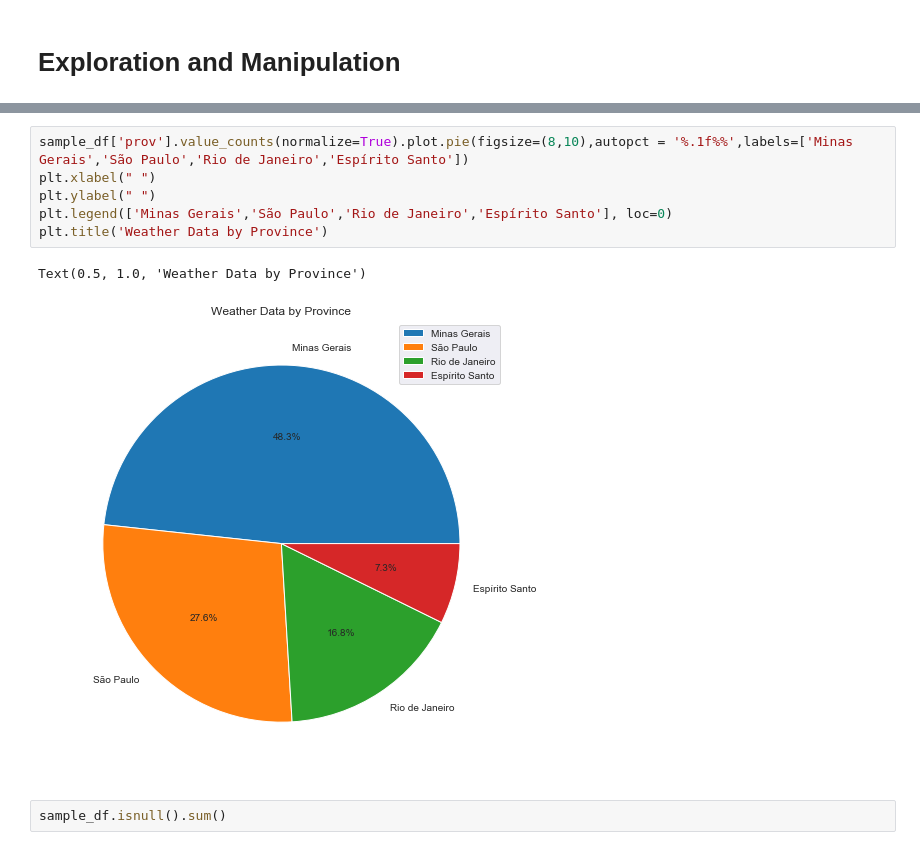
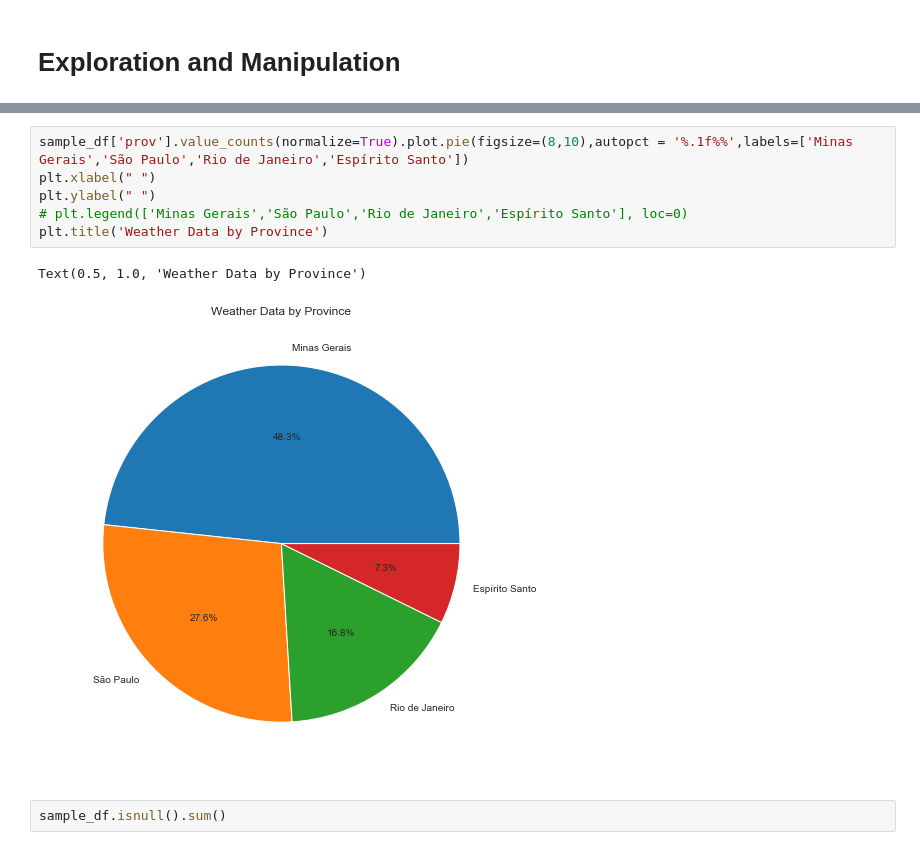
Before and after one commit to ducnguyen4993/Hourly-Weather-Surface---Brazil-Southeast-region-Data-Analysis, a Jupyter notebook: weather data analysis.ipynb, the cells around one changed output, grey strips where cells are left out. Cells and saved outputs as stored; diff of their text form.

```diff
--- a/weather data analysis.ipynb
+++ b/weather data analysis.ipynb
@@ -156,12 +152,12 @@ array(['São Mateus', 'Pradópolis', 'Jales', 'Itapira', 'Itapeva',
 # %%
 sample_df['prov'].value_counts(normalize=True).plot.pie(figsize=(8,10),autopct = '%.1f%%',labels=['Minas Gerais','São Paulo','Rio de Janeiro','Espírito Santo'])
 plt.xlabel(" ")
 plt.ylabel(" ")
-plt.legend(['Minas Gerais','São Paulo','Rio de Janeiro','Espírito Santo'], loc=0)
+# plt.legend(['Minas Gerais','São Paulo','Rio de Janeiro','Espírito Santo'], loc=0)
 plt.title('Weather Data by Province')
 # %% [output]
 Text(0.5, 1.0, 'Weather Data by Province')
-[figure, old version]
+[figure, new version]
 # %%
 sample_df.isnull().sum()
 # %% [output]
```
Also changed, not shown: parts of 29 cells of this notebook.
